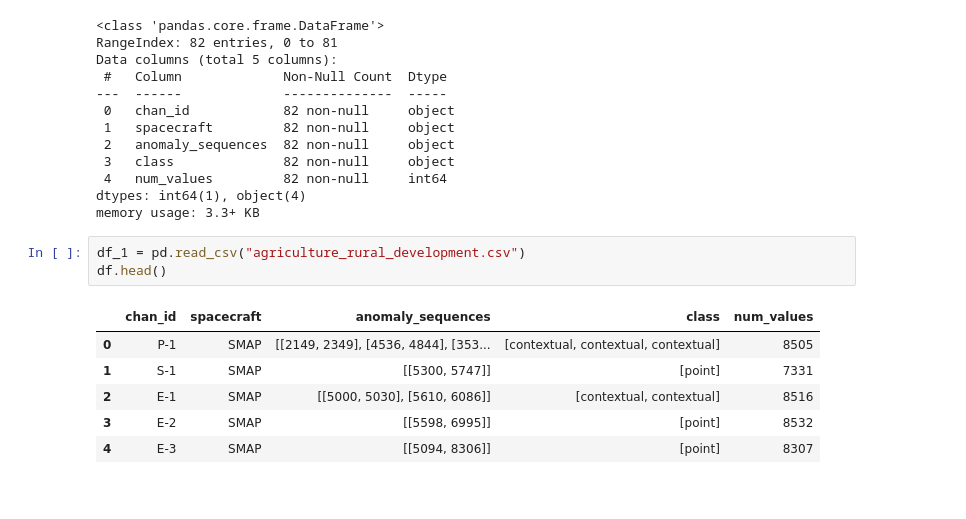
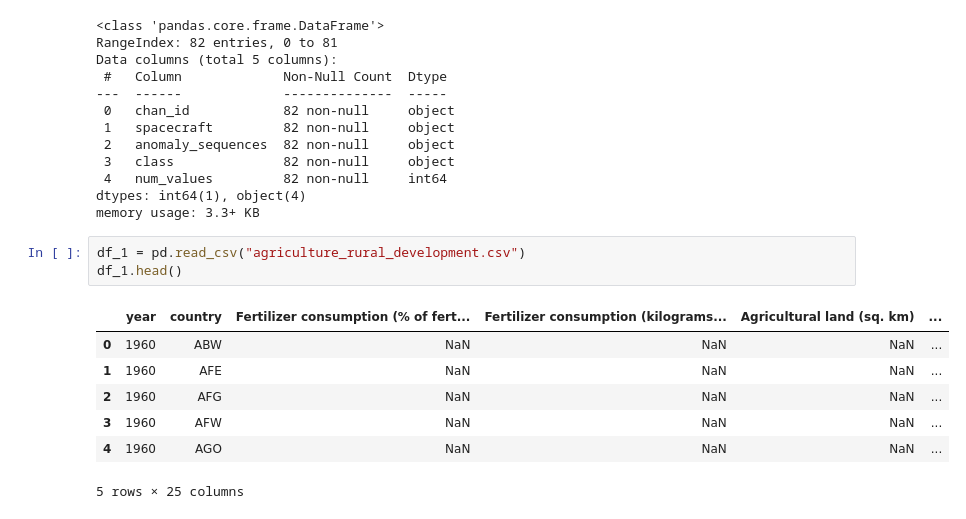
Before and after one commit to ivandreeevich/Colab_python, a Jupyter notebook: python.ipynb, the cells around one changed output. Drawn from its saved outputs; the diff is of its cells as text.

```diff
--- a/python.ipynb
+++ b/python.ipynb
@@ -89,11 +89,12 @@ dtypes: int64(1), object(4)
 memory usage: 3.3+ KB
 # %%
 df_1 = pd.read_csv("agriculture_rural_development.csv")
-df.head()
+df_1.head()
 # %% [output]
-|  | chan_id | spacecraft | anomaly_sequences | class | num_values |
-| 0 | P-1 | SMAP | [[2149, 2349], [4536, 4844], [353... | [contextual, contextual, contextual] | 8505 |
-| 1 | S-1 | SMAP | [[5300, 5747]] | [point] | 7331 |
-| 2 | E-1 | SMAP | [[5000, 5030], [5610, 6086]] | [contextual, contextual] | 8516 |
-| 3 | E-2 | SMAP | [[5598, 6995]] | [point] | 8532 |
-| 4 | E-3 | SMAP | [[5094, 8306]] | [point] | 8307 |
+|  | year | country | Fertilizer consumption (% of fert... | Fertilizer consumption (kilograms... | Agricultural land (sq. km) | ... |
+| 0 | 1960 | ABW | NaN | NaN | NaN | ... |
+| 1 | 1960 | AFE | NaN | NaN | NaN | ... |
+| 2 | 1960 | AFG | NaN | NaN | NaN | ... |
+| 3 | 1960 | AFW | NaN | NaN | NaN | ... |
+| 4 | 1960 | AGO | NaN | NaN | NaN | ... |
+5 rows × 25 columns
```
Also changed, not shown: parts of 2 cells of this notebook.
